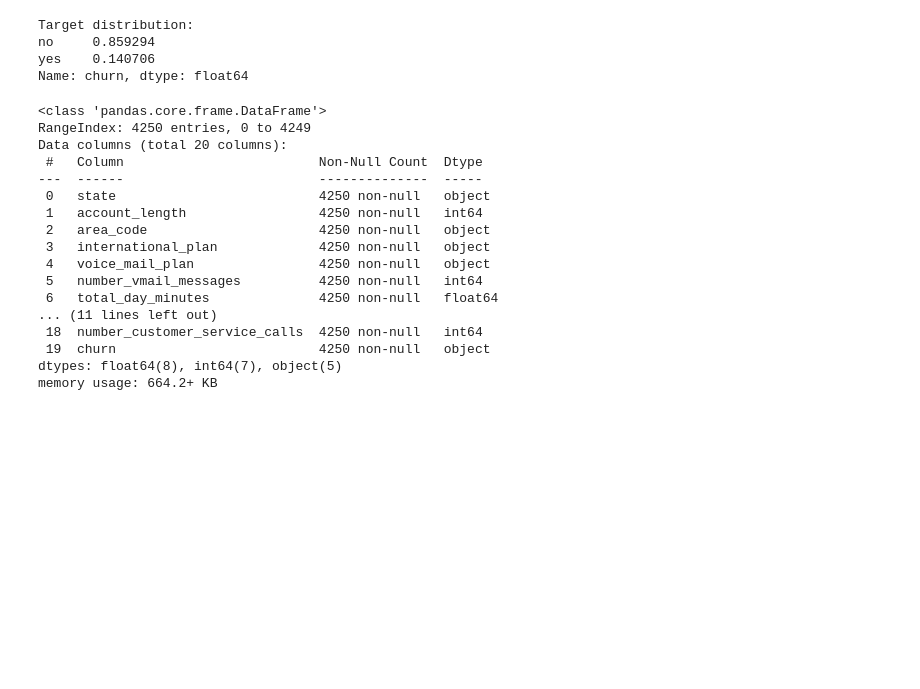
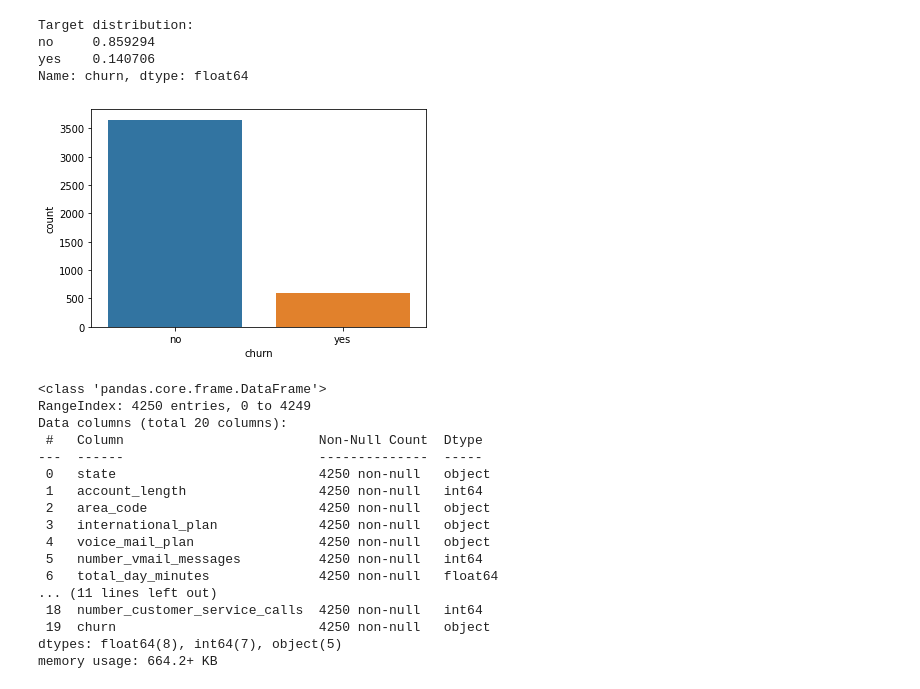
Before and after one commit to TayJen/Customer-Churn-Prediction, a Jupyter notebook: research.ipynb, the cells around one changed output. Cells and saved outputs as stored; diff of their text form; code cells hidden in the pictures; blank space fills up the shorter version.

```diff
--- a/research.ipynb
+++ b/research.ipynb
@@ -74,6 +74,11 @@ Target distribution:
 no     0.859294
 yes    0.140706
 Name: churn, dtype: float64
+# %%
+sns.countplot(x='churn', data=df)
+plt.show()
+# %% [output]
+[figure, added]
 # %%
 df.info()
 # %% [output]
```
Also changed, not shown: 2 other files.
